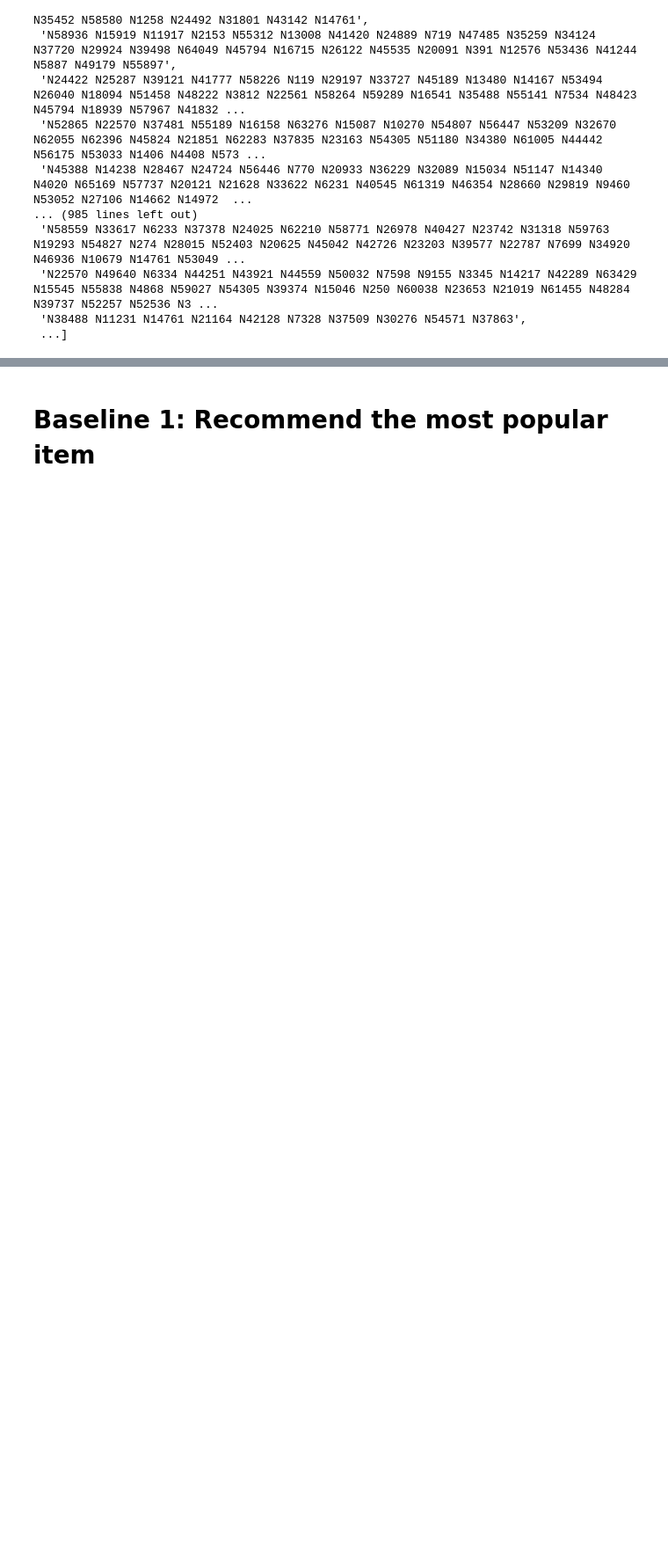
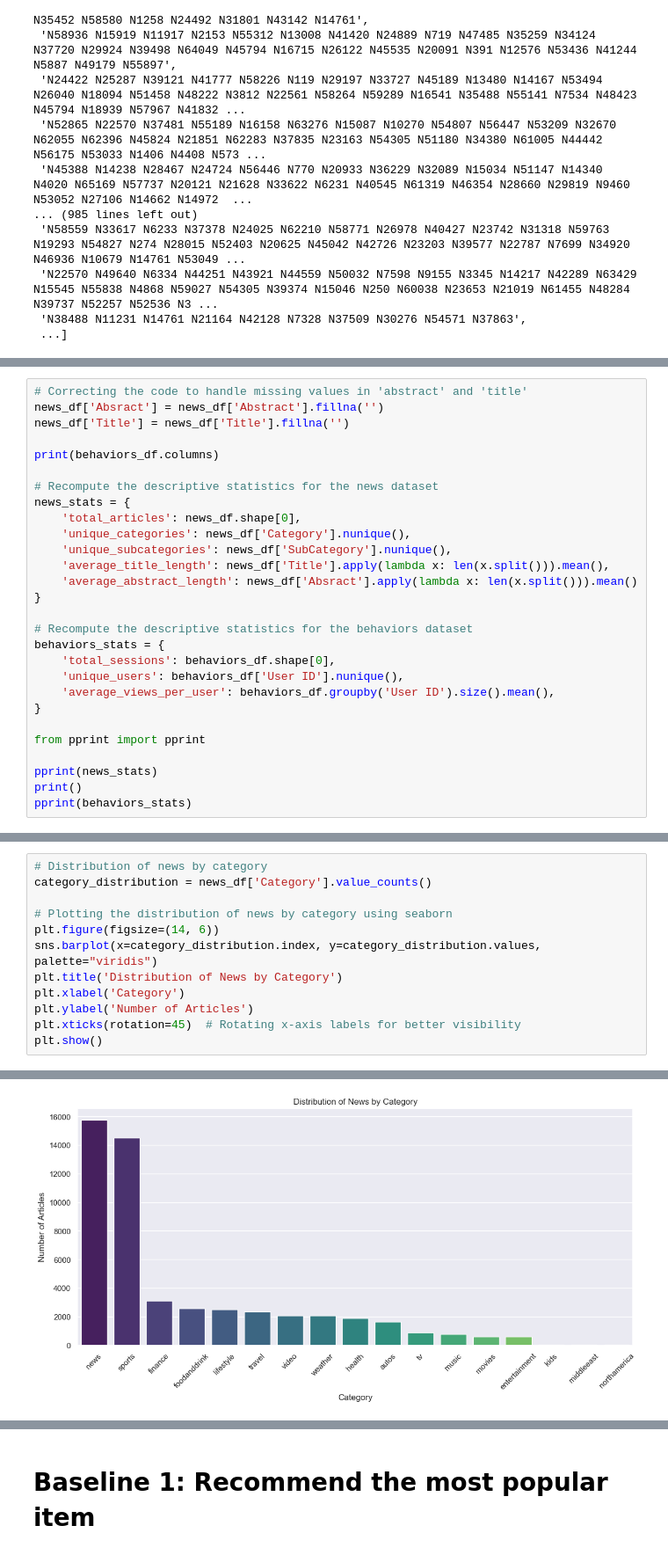
Before and after one commit to eiriksteen/MNRC, a Jupyter notebook: notebooks/eda.ipynb, the cells around one changed output, grey strips where cells are left out. Shown at 88% size. Drawn from its saved outputs; the diff is of its cells as text; blank space fills up the shorter version.

```diff
--- a/notebooks/eda.ipynb
+++ b/notebooks/eda.ipynb
@@ -93,0 +96,28 @@ list(behaviors_df.to_dict()["History"].values())
+# %%
+# Correcting the code to handle missing values in 'abstract' and 'title'
+news_df['Absract'] = news_df['Abstract'].fillna('')
+news_df['Title'] = news_df['Title'].fillna('')
+
+print(behaviors_df.columns)
+
+# Recompute the descriptive statistics for the news dataset
+news_stats = {
+    'total_articles': news_df.shape[0],
+    'unique_categories': news_df['Category'].nunique(),
+    'unique_subcategories': news_df['SubCategory'].nunique(),
+    'average_title_length': news_df['Title'].apply(lambda x: len(x.split())).mean(),
+    'average_abstract_length': news_df['Absract'].apply(lambda x: len(x.split())).mean()
+}
+
+# Recompute the descriptive statistics for the behaviors dataset
+behaviors_stats = {
+    'total_sessions': behaviors_df.shape[0],
+    'unique_users': behaviors_df['User ID'].nunique(),
+    'average_views_per_user': behaviors_df.groupby('User ID').size().mean(),
+}
+
+from pprint import pprint
+
+pprint(news_stats)
+print()
+pprint(behaviors_stats)
@@ -93,0 +155,13 @@ list(behaviors_df.to_dict()["History"].values())
+# %%
+# Distribution of news by category
+category_distribution = news_df['Category'].value_counts()
+
+# Plotting the distribution of news by category using seaborn
+plt.figure(figsize=(14, 6))
+sns.barplot(x=category_distribution.index, y=category_distribution.values, palette="viridis")
+plt.title('Distribution of News by Category')
+plt.xlabel('Category')
+plt.ylabel('Number of Articles')
+plt.xticks(rotation=45)  # Rotating x-axis labels for better visibility
+plt.show()
+# %% [output]
@@ -93,0 +171 @@ list(behaviors_df.to_dict()["History"].values())
+[figure, added]
```
Also changed, not shown: parts of 7 cells of this notebook, 2 other files.
